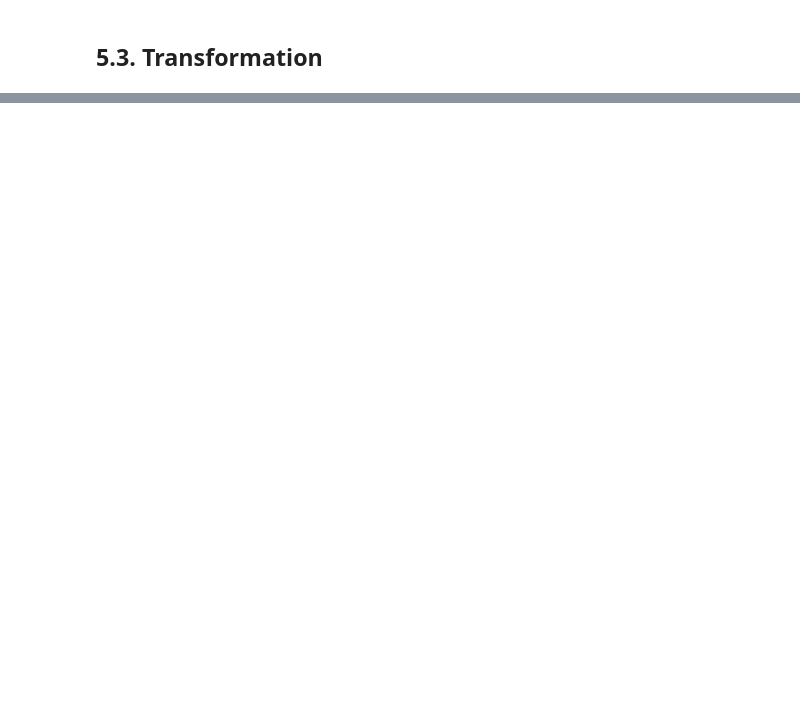
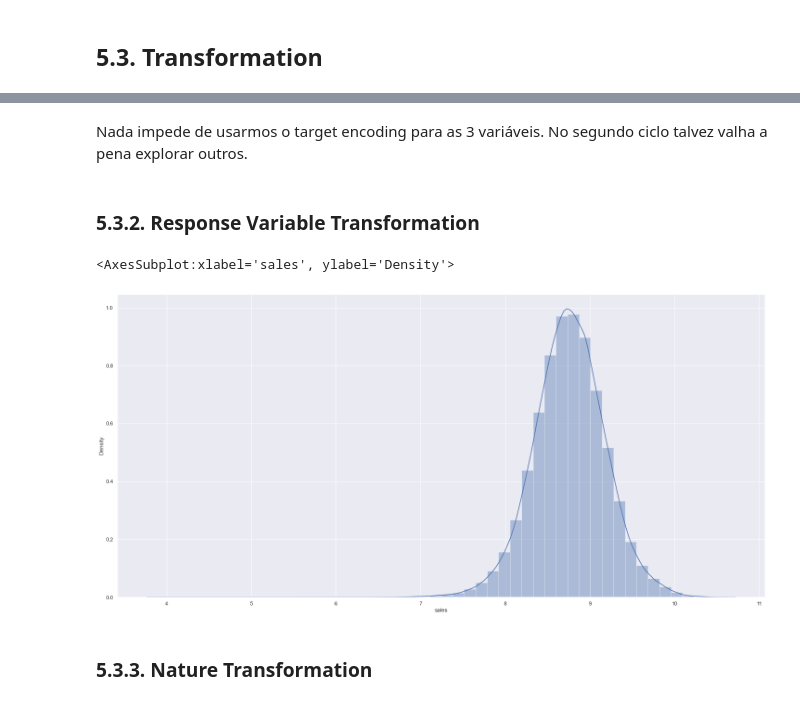
Before and after one commit to luana-afonso/DataScience-Em-Producao, a Jupyter notebook: m05_v01_store_sales_prediction.ipynb, the cells around one changed output, grey strips where cells are left out. Cells and saved outputs as stored; diff of their text form; code cells hidden in the pictures; blank space fills up the shorter version.

```diff
--- a/m05_v01_store_sales_prediction.ipynb
+++ b/m05_v01_store_sales_prediction.ipynb
@@ -1760,0 +1764,16 @@ Nada impede de usarmos o tar
+# %% [markdown]
+Nada impede de usarmos o target encoding para as 3 variáveis. No segundo ciclo talvez valha a pena explorar outros.
+# %% [markdown]
+### 5.3.2. Response Variable Transformation
+# %%
+# Transformação logaritmica
+# Aplicando sobre a variavel resposta ("sales"):
+
+df5["sales"] = np.log1p( df5["sales"] )
+# %%
+sns.distplot( df5["sales"] )
+# %% [output]
+<AxesSubplot:xlabel='sales', ylabel='Density'>
+[figure, added]
+# %% [markdown]
+### 5.3.3. Nature Transformation
```
Also changed, not shown: parts of 46 cells of this notebook.
